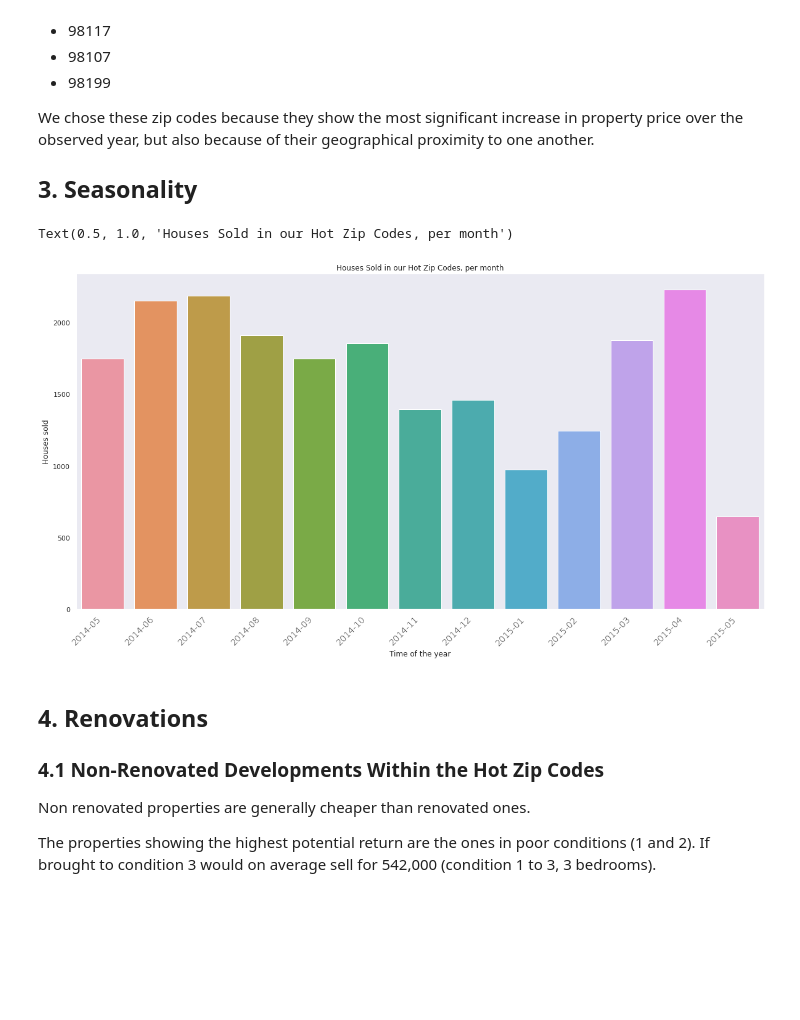
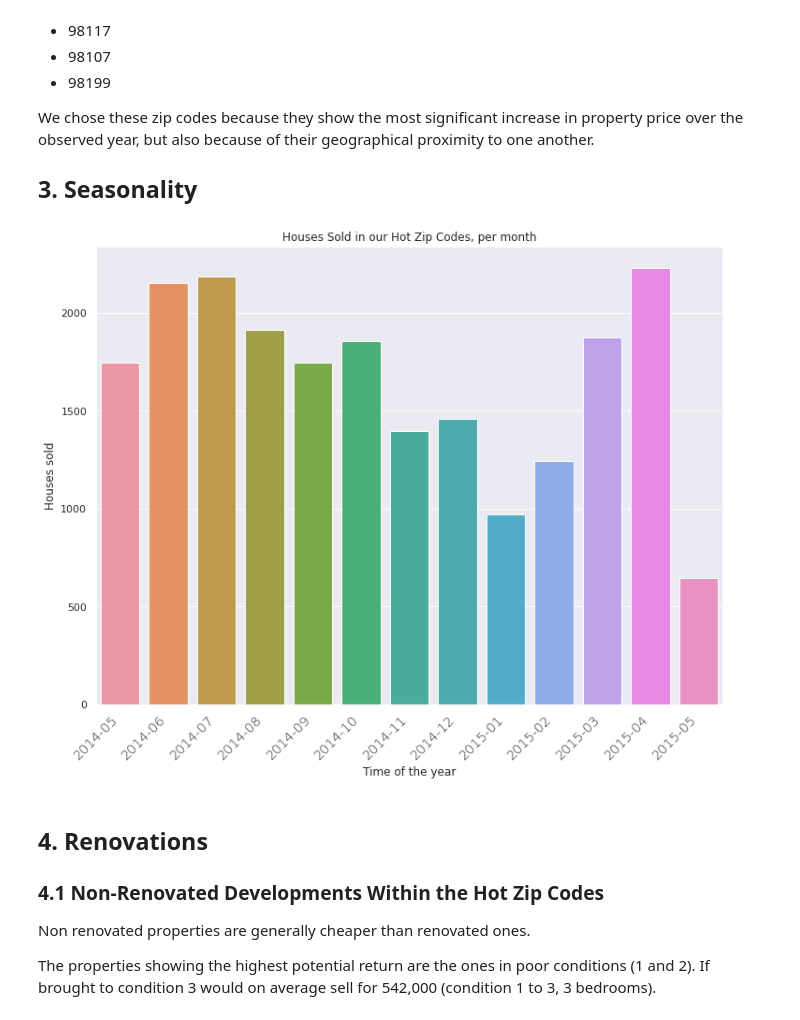
Before and after one commit to aghilissen/KayCee, a Jupyter notebook: index.ipynb, the cells around one changed output. Drawn from its saved outputs; the diff is of its cells as text; code cells hidden in the pictures; blank space fills up the shorter version.

Commit message:
homogenising the graphs

```diff
--- a/index.ipynb
+++ b/index.ipynb
@@ -407,36 +407,34 @@ kayCee = kc[kc['zipcode'].isin(focus_zipcodes)] # 4905 houses
 # %%
 ##############################
 # generate a dataset to analyse the seasonality of data
 
 seasonality_df = kc.copy() #copy main data
 seasonality_df.insert(3,"month",0) #add a column for time month
 seasonality_df.insert(4,"year",0) #add a column for time year
 seasonality_df["date"] = pd.to_datetime(seasonality_df['date']) #convert date column to datetime objects from object
 seasonality_df["month"] = seasonality_df["date"].dt.month #extract month
 seasonality_df["year"] = seasonality_df["date"].dt.year #extract year
 per_month = seasonality_df.set_index('date').groupby(pd.Grouper(freq='M'))['id'].count() #create a Pandas series with the values we need
 
 ##############################
 # generate the seasonality graph
 
-plt.figure(figsize=(20,10))
 chart = sns.barplot(
                     x = per_month.index,
                     y = per_month.values
                    )
 xlabels = ['2014-05','2014-06','2014-07','2014-08','2014-09','2014-10','2014-11','2014-12','2015-01','2015-02','2015-03','2015-04','2015-05']
 chart.set_xlabel('Time of the year')
 chart.set_ylabel('Houses sold');
 
 chart.set_xticklabels(xlabels,
                       rotation=45,
                       horizontalalignment='right',
                       fontweight='light',
                       fontsize='large');
-plt.title('Houses Sold in our Hot Zip Codes, per month')
+plt.title('Houses Sold in our Hot Zip Codes, per month');
 # %% [output]
-Text(0.5, 1.0, 'Houses Sold in our Hot Zip Codes, per month')
-[figure, old version]
+[figure, new version]
 # %% [markdown]
 ## 4. Renovations
 ### 4.1 Non-Renovated Developments Within the Hot Zip Codes
```
Also changed, not shown: parts of 5 cells of this notebook.
